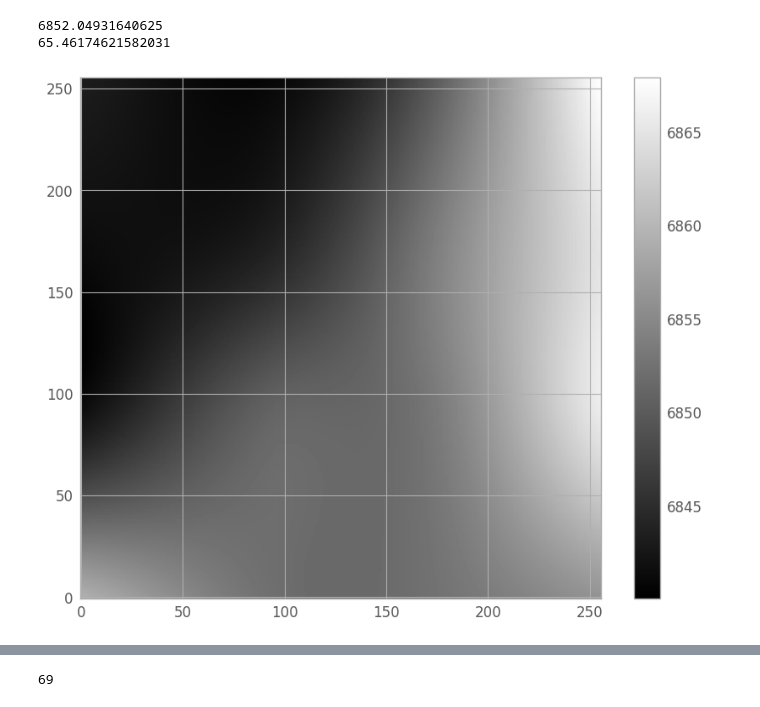
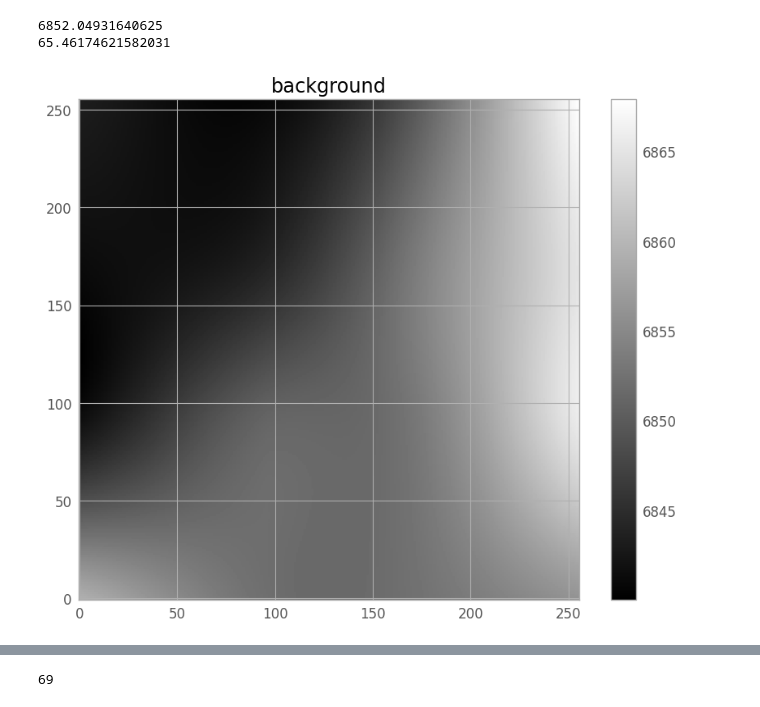
Before and after one commit to krannberry/astr-19, a Jupyter notebook: Final_Part_1.ipynb, the cells around one changed output, grey strips where cells are left out. Cells and saved outputs as stored; diff of their text form; code cells hidden in the pictures.

```diff
--- a/Final_Part_1.ipynb
+++ b/Final_Part_1.ipynb
@@ -78,11 +80,13 @@ print(bkg.globalrms)
 bkg_image = bkg.back()
 # bkg_image = np.array(bkg) # equivalent to above
 # %%
-# show the background
+# show and save the background
+plt.title('background')
+plt.savefig('background.png')  # Save the figure
 plt.imshow(bkg_image, interpolation='nearest', cmap='gray', origin='lower')
 plt.colorbar();
 # %% [output]
-[figure, old version]
+[figure, new version]
 # %%
 # evaluate the background noise as 2-d array, same size as original image
 bkg_rms = bkg.rms()
```
Also changed, not shown: parts of 3 cells of this notebook.
